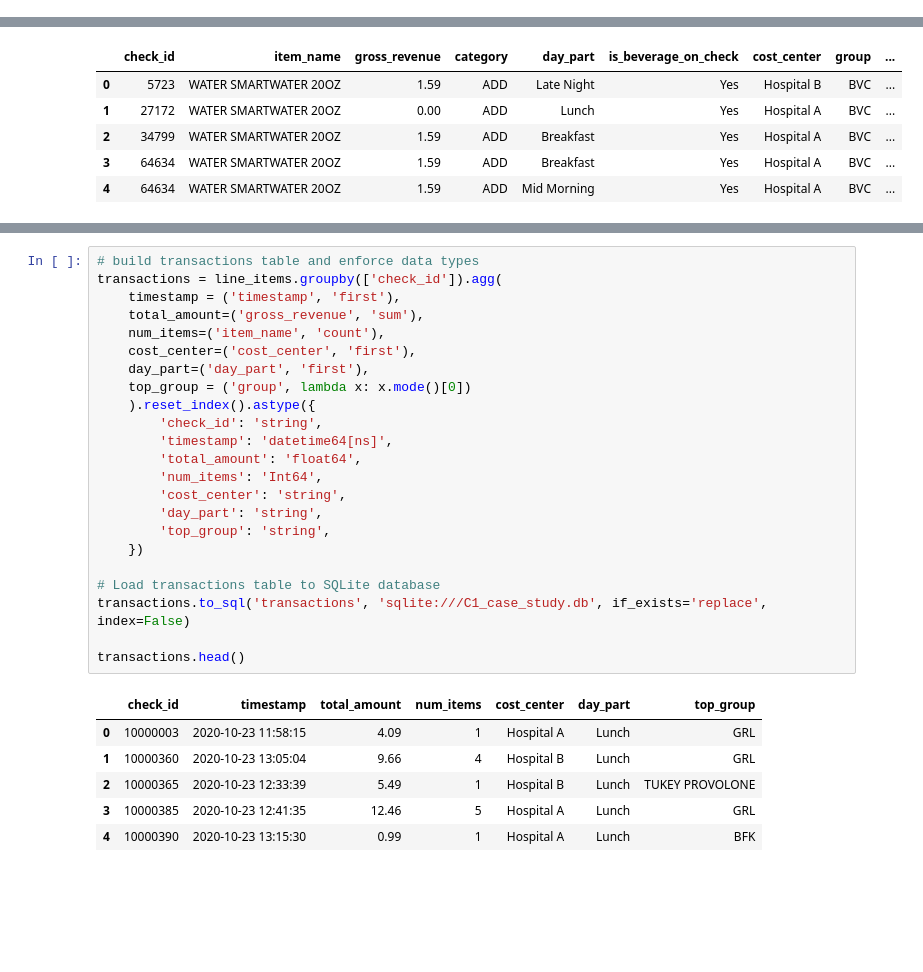
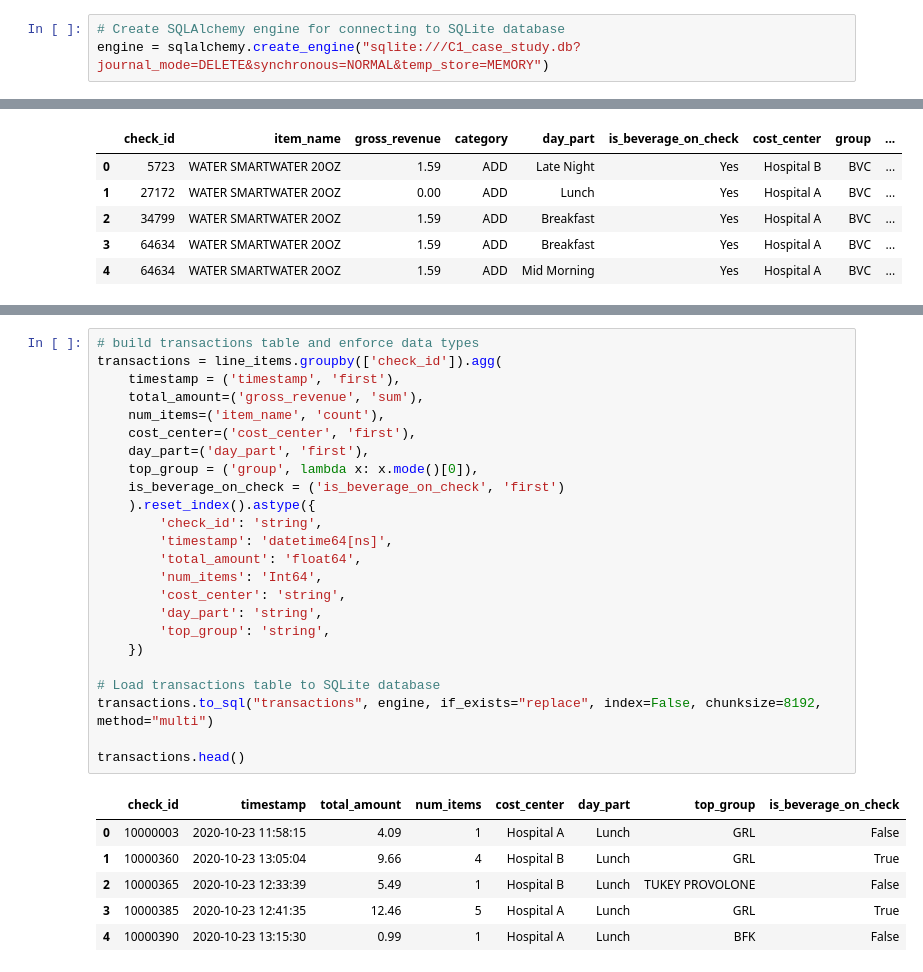
Before and after one commit to masterjsullivan/C1_Case_Study, a Jupyter notebook: whiteboard.ipynb, the cells around one changed output, grey strips where cells are left out. Cells and saved outputs as stored; diff of their text form; blank space fills up the shorter version.

```diff
--- a/whiteboard.ipynb
+++ b/whiteboard.ipynb
@@ -4,3 +5,6 @@ import pandas as pd
+# %%
+# Create SQLAlchemy engine for connecting to SQLite database
+engine = sqlalchemy.create_engine("sqlite:///C1_case_study.db?journal_mode=DELETE&synchronous=NORMAL&temp_store=MEMORY")
 # %%
 # Data Path
 path = 'Data/POS_Data.xlsx'
@@ -88,33 +94,34 @@ line_items.head()
 # %%
 # build transactions table and enforce data types
 transactions = line_items.groupby(['check_id']).agg(
     timestamp = ('timestamp', 'first'),
     total_amount=('gross_revenue', 'sum'),
     num_items=('item_name', 'count'),
     cost_center=('cost_center', 'first'),
     day_part=('day_part', 'first'),
-    top_group = ('group', lambda x: x.mode()[0])
+    top_group = ('group', lambda x: x.mode()[0]),
+    is_beverage_on_check = ('is_beverage_on_check', 'first')
     ).reset_index().astype({
         'check_id': 'string',
         'timestamp': 'datetime64[ns]',
         'total_amount': 'float64',
         'num_items': 'Int64',
         'cost_center': 'string',
         'day_part': 'string',
         'top_group': 'string',
     })
 
 # Load transactions table to SQLite database
-transactions.to_sql('transactions', 'sqlite:///C1_case_study.db', if_exists='replace', index=False)
+transactions.to_sql("transactions", engine, if_exists="replace", index=False, chunksize=8192, method="multi")
 
 transactions.head()
 # %% [output]
-|  | check_id | timestamp | total_amount | num_items | cost_center | day_part | top_group |
-| 0 | 10000003 | 2020-10-23 11:58:15 | 4.09 | 1 | Hospital A | Lunch | GRL |
-| 1 | 10000360 | 2020-10-23 13:05:04 | 9.66 | 4 | Hospital B | Lunch | GRL |
-| 2 | 10000365 | 2020-10-23 12:33:39 | 5.49 | 1 | Hospital B | Lunch | TUKEY PROVOLONE |
-| 3 | 10000385 | 2020-10-23 12:41:35 | 12.46 | 5 | Hospital A | Lunch | GRL |
-| 4 | 10000390 | 2020-10-23 13:15:30 | 0.99 | 1 | Hospital A | Lunch | BFK |
+|  | check_id | timestamp | total_amount | num_items | cost_center | day_part | top_group | is_beverage_on_check |
+| 0 | 10000003 | 2020-10-23 11:58:15 | 4.09 | 1 | Hospital A | Lunch | GRL | False |
+| 1 | 10000360 | 2020-10-23 13:05:04 | 9.66 | 4 | Hospital B | Lunch | GRL | True |
+| 2 | 10000365 | 2020-10-23 12:33:39 | 5.49 | 1 | Hospital B | Lunch | TUKEY PROVOLONE | False |
+| 3 | 10000385 | 2020-10-23 12:41:35 | 12.46 | 5 | Hospital A | Lunch | GRL | True |
+| 4 | 10000390 | 2020-10-23 13:15:30 | 0.99 | 1 | Hospital A | Lunch | BFK | False |
 # %%
 # Build items table
 items = line_items[['item_name', 'group', 'category', 'sub_category', 'gross_revenue', 'cost_center']].drop_duplicates().sort_values('item_name').reset_index(drop=True)
```
Also changed, not shown: parts of 4 cells of this notebook.
